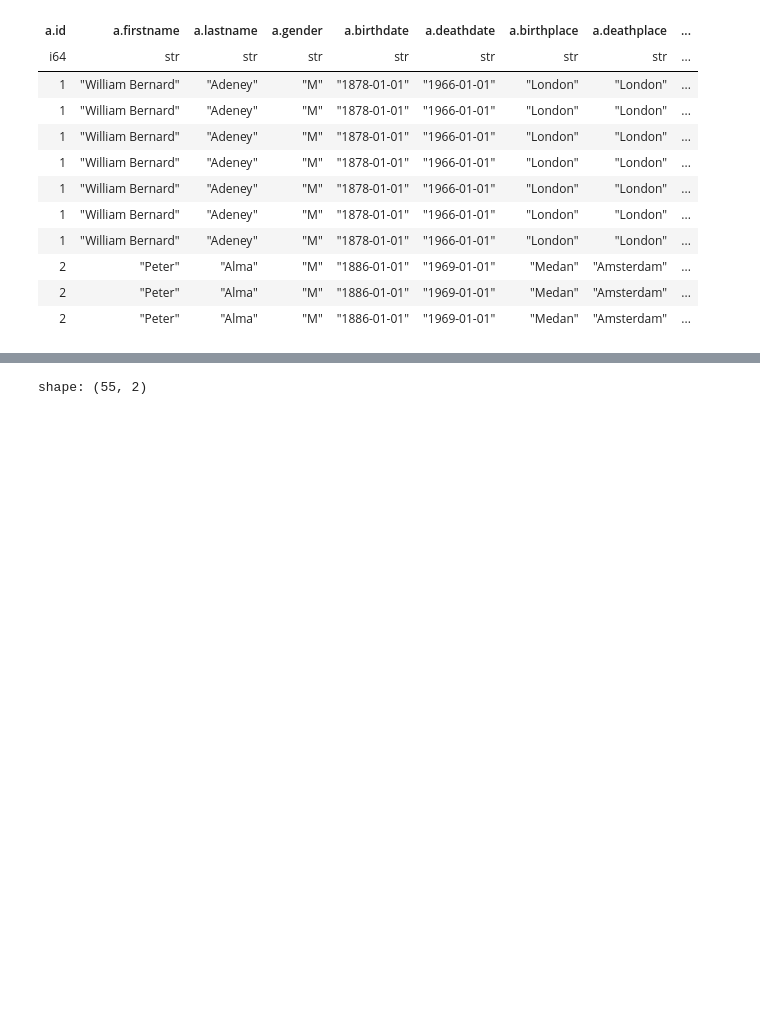
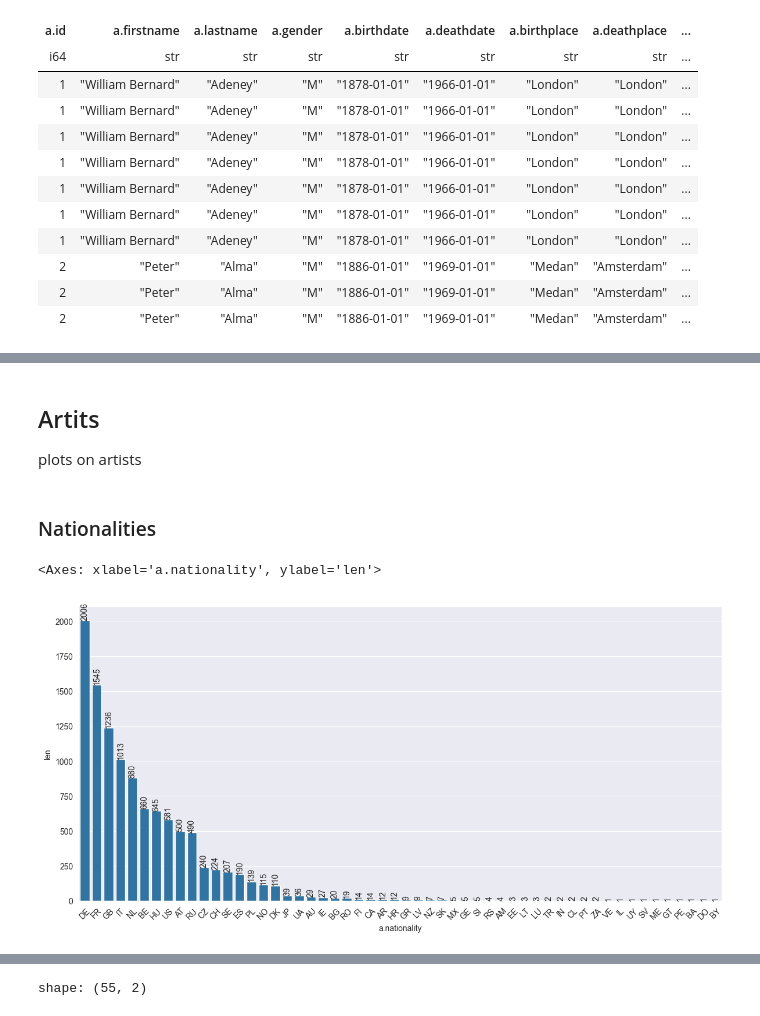
Before and after one commit to rolandramp/infoVis24G4, a Jupyter notebook: InfoVis24G4Ex1/Analysis.ipynb, the cells around one changed output, grey strips where cells are left out. Cells and saved outputs as stored; diff of their text form; code cells hidden in the pictures; blank space fills up the shorter version.

```diff
--- a/InfoVis24G4Ex1/Analysis.ipynb
+++ b/InfoVis24G4Ex1/Analysis.ipynb
@@ -23,0 +43,3 @@ shape: (10, 19)
+# %%
+artist_columns = [e for e in artvis_df.columns if e.startswith('a.')]
+exhibition_columns = [e for e in artvis_df.columns if e.startswith('e.')]
@@ -23,0 +48,3 @@ shape: (10, 19)
+# %%
+artists_df = artvis_df.select(artist_columns).unique()
+exhibitions_df = artvis_df.select(exhibition_columns).unique()
@@ -23,0 +83,20 @@ shape: (10, 19)
+# %% [markdown]
+## Artits
+
+plots on artists
+# %% [markdown]
+### Nationalities
+# %%
+import matplotlib.pyplot as plt
+import seaborn as sns
+
+artvis_national = artists_df.group_by('a.nationality').len().sort('len', descending=True)
+plt.figure(figsize=(12,6))
+plot = sns.barplot(data=artvis_national, x='a.nationality', y='len', )
+plt.setp(plot.get_xticklabels(), rotation=45)
+plot.bar_label(plot.containers[0], rotation=90)
+plt.tight_layout()
+plot
+# %% [output]
+<Axes: xlabel='a.nationality', ylabel='len'>
+[figure, added]
```
Also changed, not shown: parts of 20 cells of this notebook, 1 other file.
